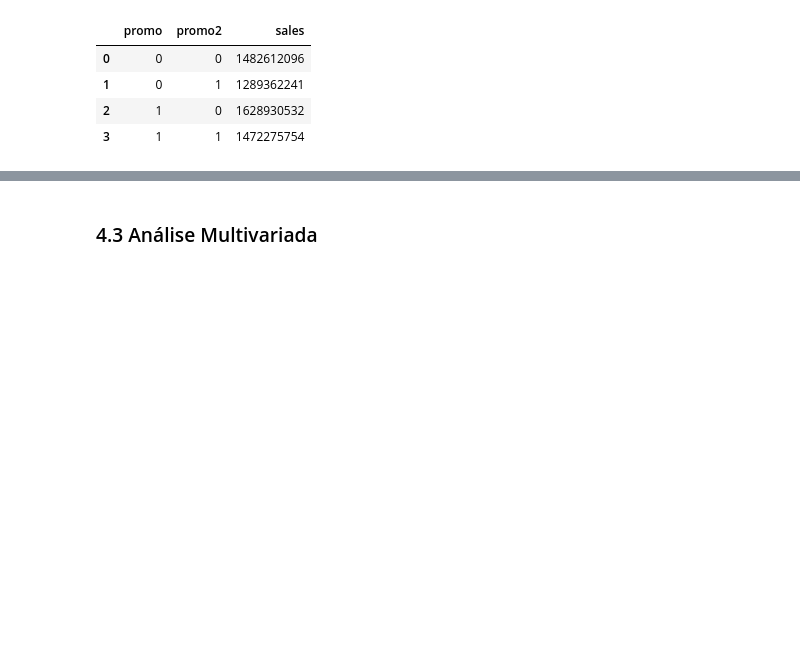
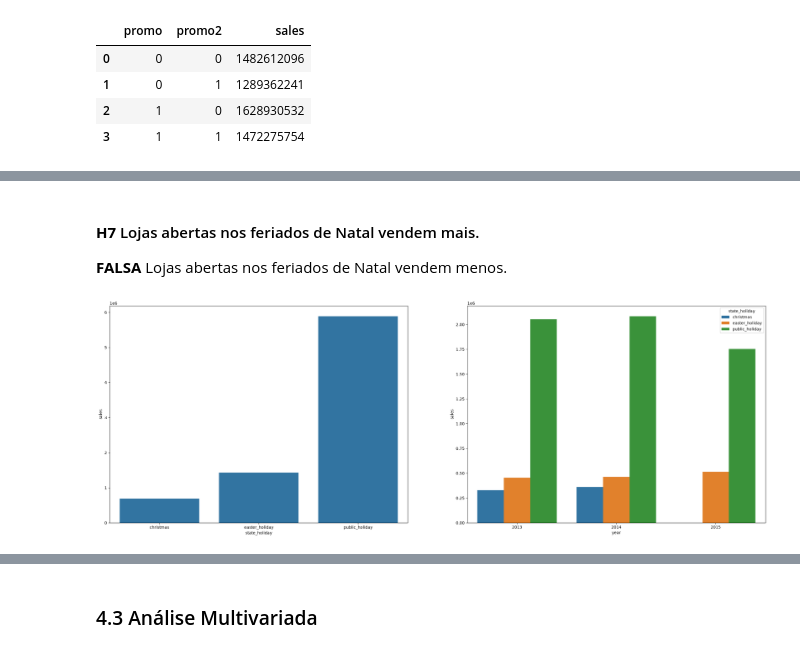
Before and after one commit to MarinaOnohara/Rossmann_Project, a Jupyter notebook: Notebooks/m04_v01_store_sales_prediction.ipynb, the cells around one changed output, grey strips where cells are left out. Saved outputs shown, nothing was run; the diff lists cells and outputs as text; code cells hidden in the pictures; blank space fills up the shorter version.

```diff
--- a/Notebooks/m04_v01_store_sales_prediction.ipynb
+++ b/Notebooks/m04_v01_store_sales_prediction.ipynb
@@ -787 +786,18 @@ ax.legend(labels=['Tradicional e Extendida', 'Estendida']);
 [figure]
+# %% [markdown]
+#### **H7** Lojas abertas nos feriados de Natal vendem mais.
+
+**FALSA** Lojas abertas nos feriados de Natal vendem menos.
+# %%
+plt.figure(figsize=(30, 10))
+aux14 =df4[df4['state_holiday']!= 'regular_day']
+
+plt.subplot(1,2,1)
+aux15 = aux14[['state_holiday','sales']].groupby(['state_holiday']).sum().reset_index()
+sns.barplot(x= 'state_holiday', y='sales', data= aux15);
+
+plt.subplot(1,2,2)
+aux16= aux14[['year', 'state_holiday', 'sales']].groupby(['year','state_holiday']).sum().reset_index()
+sns.barplot(x= 'year', y='sales',hue='state_holiday', data= aux16);
+# %% [output]
+[figure, added]
```
Also changed, not shown: parts of 11 cells of this notebook.
